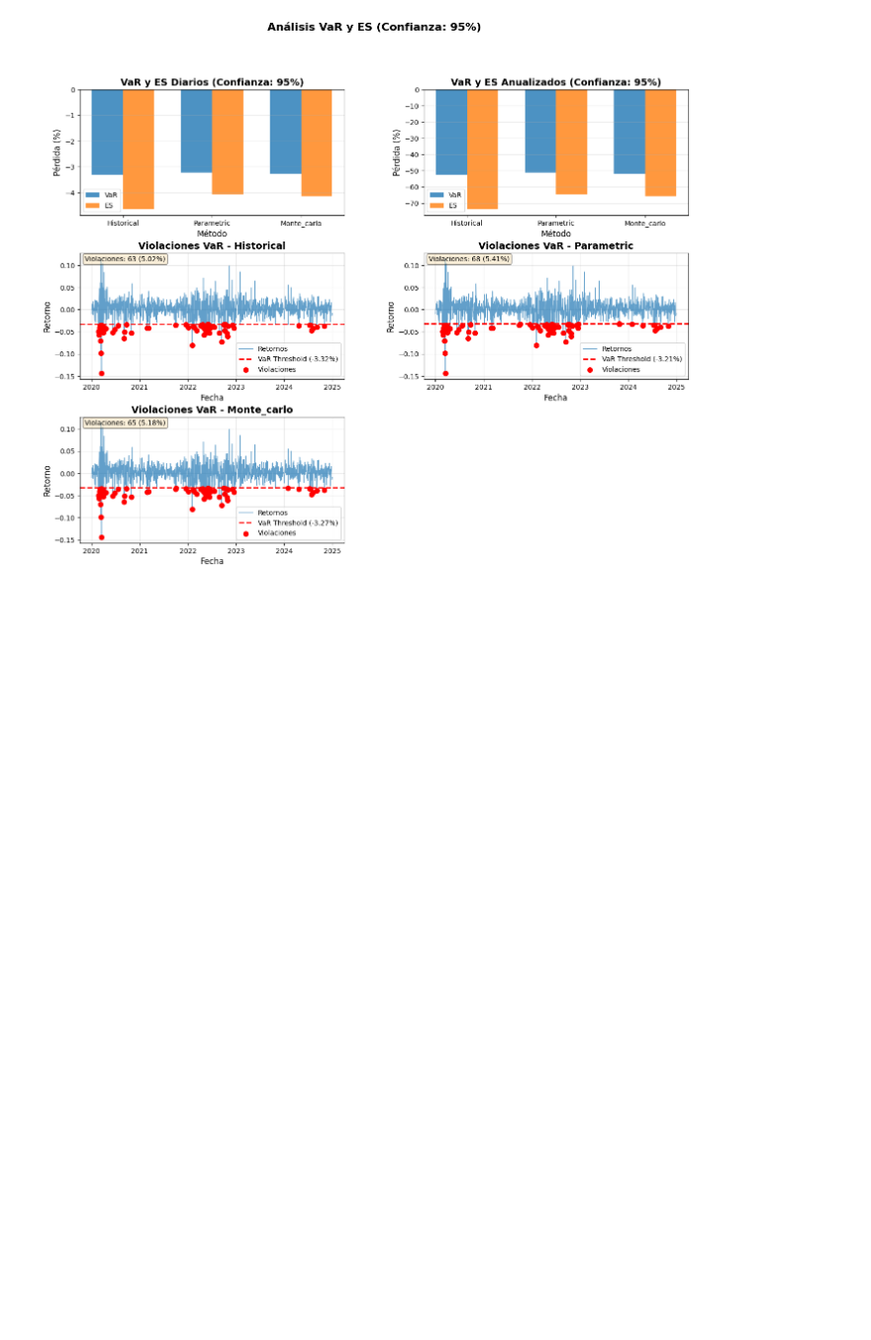
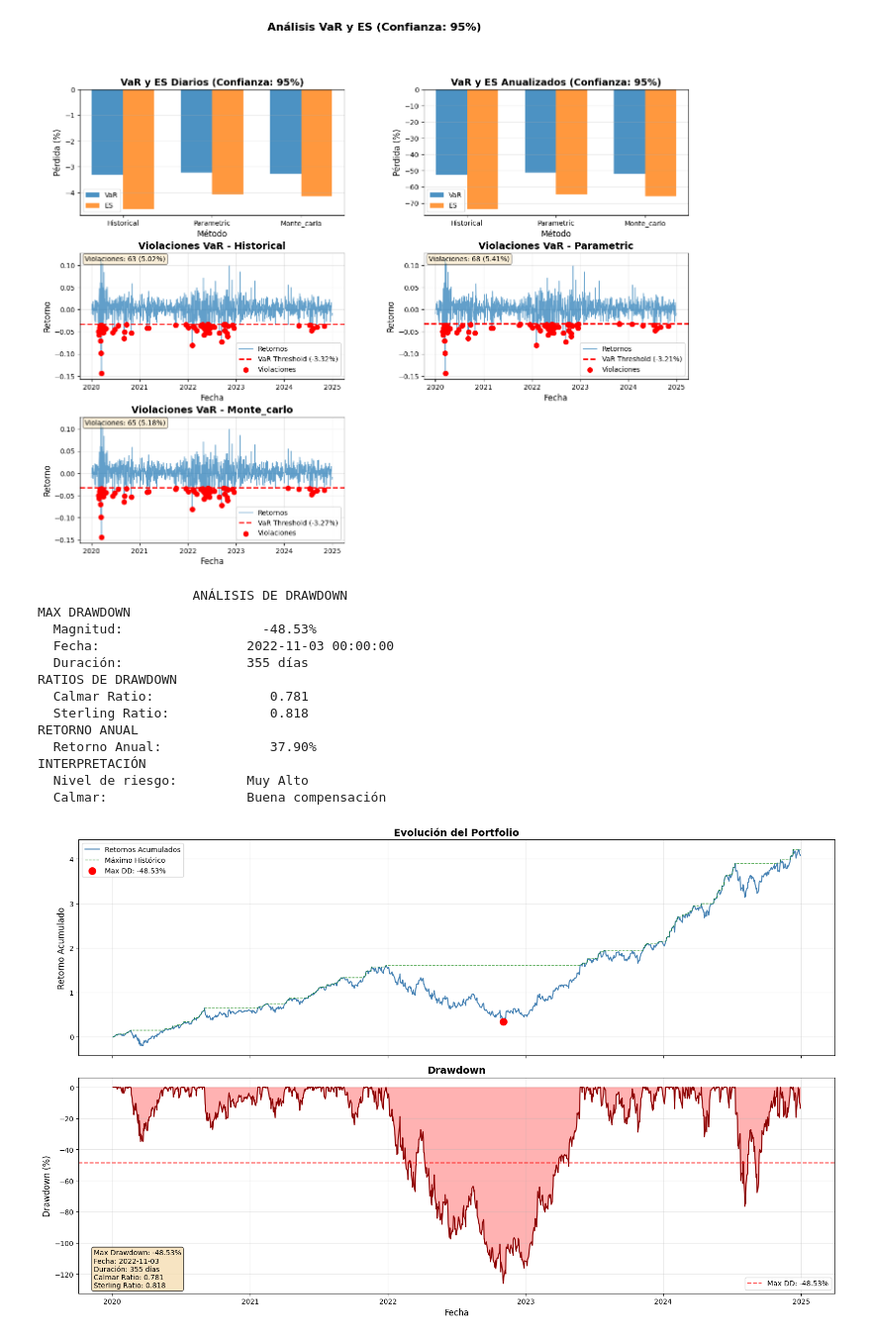
Before and after one commit to marcosherediapimienta/quant, a Jupyter notebook: projects/quant/pm/risk_analysis.ipynb, the cells around one changed output. Shown at 99% size. Drawn from its saved outputs; the diff is of its cells as text; code cells hidden in the pictures; blank space fills up the shorter version.

```diff
--- a/projects/quant/pm/risk_analysis.ipynb
+++ b/projects/quant/pm/risk_analysis.ipynb
@@ -119,3 +136,29 @@ ES promedio diario:      -4.28%
 Pérdida máxima esperada: -4.28% en un día adverso
   Nivel de riesgo:         Moderado
 [figure]
+# %%
+dd_results = drawdown_analyzer.analyze(returns=returns, weights=WEIGHTS)
+drawdown_reporter.print_drawdown(dd_results)
+
+fig = drawdown_viz.plot_drawdown_analysis(
+    returns=returns,
+    weights=WEIGHTS,
+    dd_results=dd_results,
+    figsize=(16, 10)
+)
+plt.show()
+# %% [output]
+                    ANÁLISIS DE DRAWDOWN
+MAX DRAWDOWN
+  Magnitud:                  -48.53%
+  Fecha:                   2022-11-03 00:00:00
+  Duración:                355 días
+RATIOS DE DRAWDOWN
+  Calmar Ratio:               0.781
+  Sterling Ratio:             0.818
+RETORNO ANUAL
+  Retorno Anual:              37.90%
+INTERPRETACIÓN
+  Nivel de riesgo:         Muy Alto
+  Calmar:                  Buena compensación
+[figure, added]
```
Also changed, not shown: parts of 17 cells of this notebook, 18 other files.
